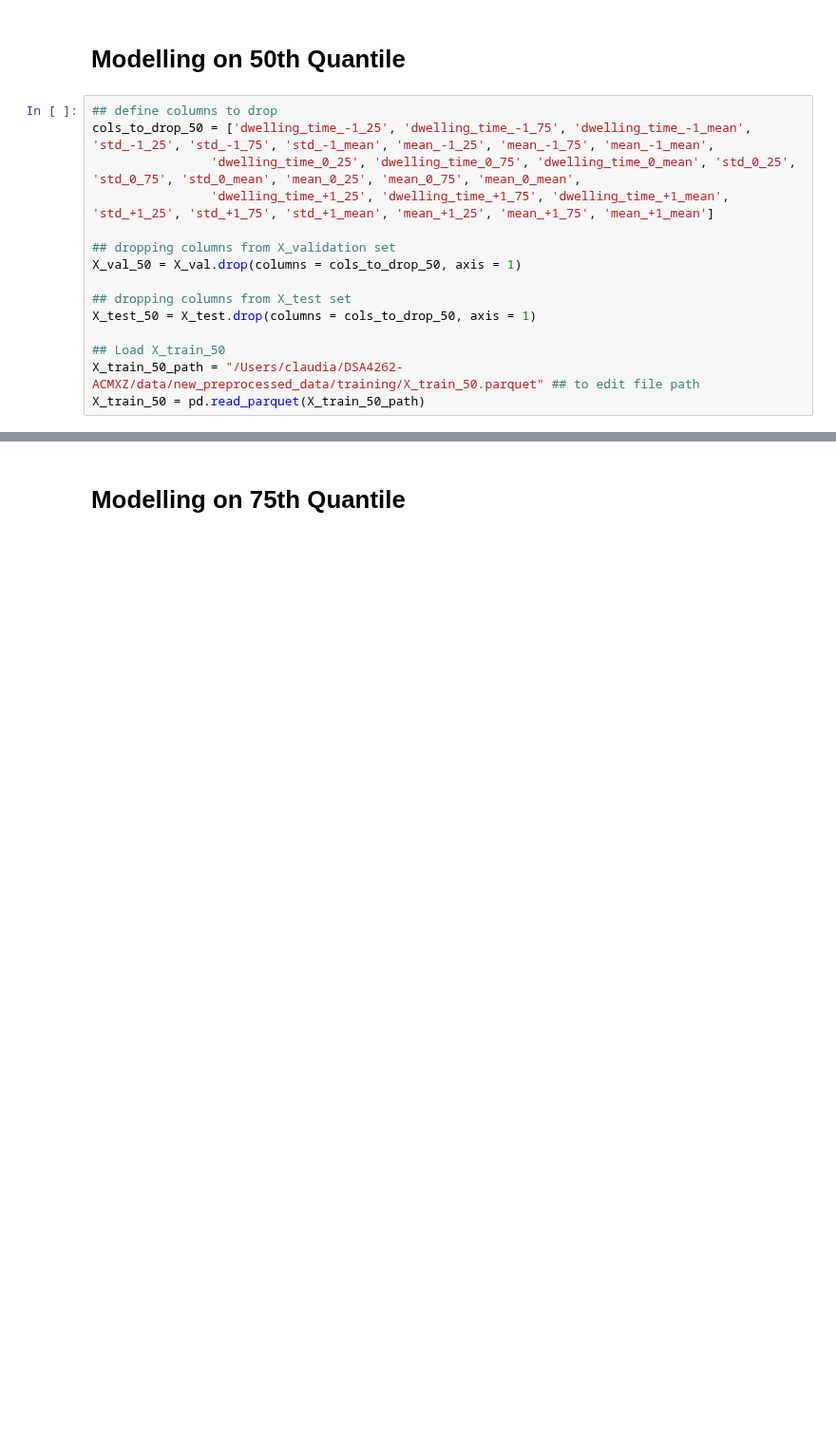
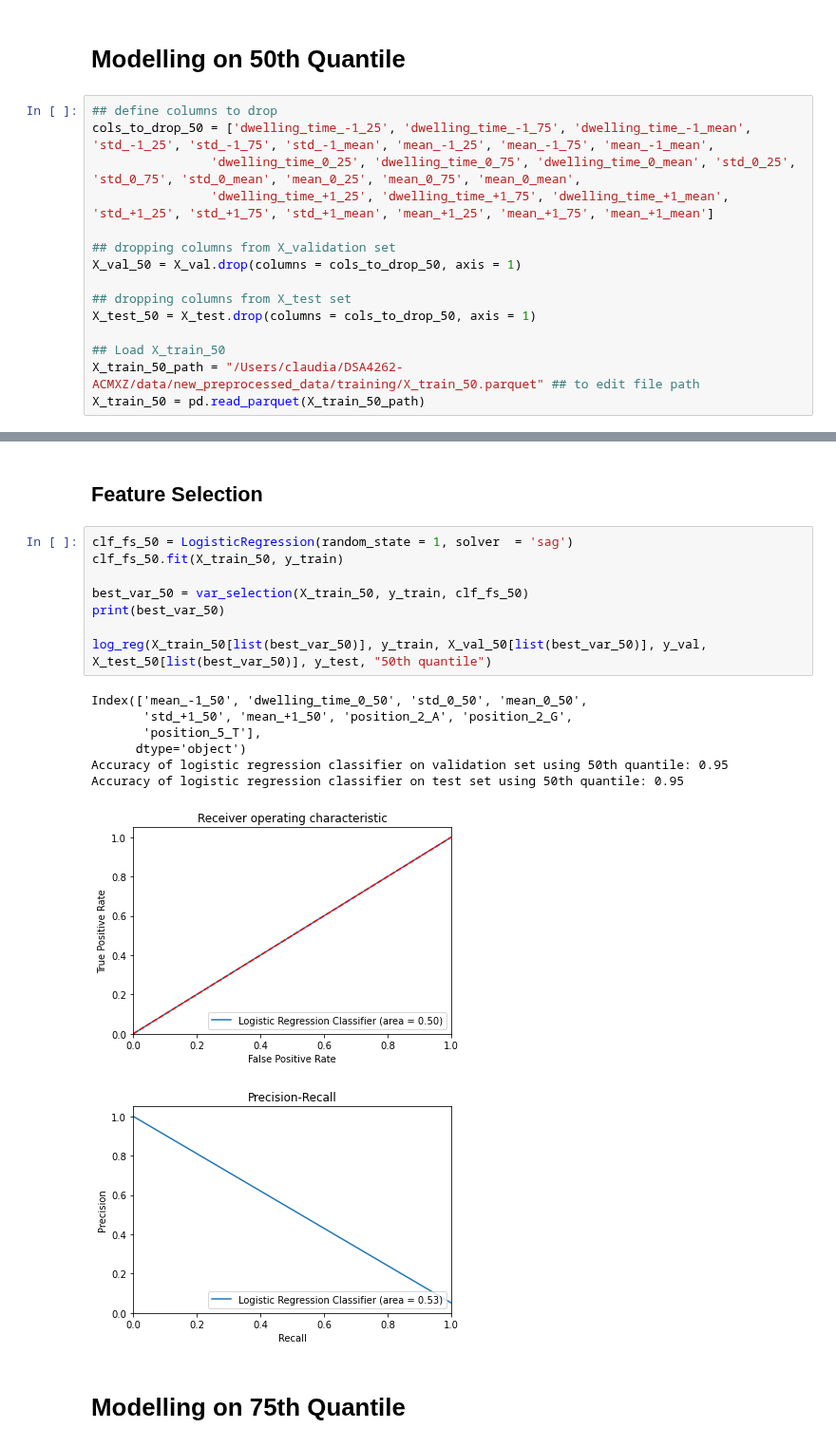
Before and after one commit to claudia-07/DSA4262-ACMXZ, a Jupyter notebook: modelling/logreg_claudia.ipynb, the cells around one changed output, grey strips where cells are left out. Shown at 95% size. Saved outputs shown, nothing was run; the diff lists cells and outputs as text; blank space fills up the shorter version.

```diff
--- a/modelling/logreg_claudia.ipynb
+++ b/modelling/logreg_claudia.ipynb
@@ -172,3 +189,22 @@ Accuracy of logistic regression classifier on test set using 50th quantile: 0.94
+# %% [markdown]
+## Feature Selection
+# %%
+clf_fs_50 = LogisticRegression(random_state = 1, solver  = 'sag')
+clf_fs_50.fit(X_train_50, y_train)
+
+best_var_50 = var_selection(X_train_50, y_train, clf_fs_50)
+print(best_var_50)
+
+log_reg(X_train_50[list(best_var_50)], y_train, X_val_50[list(best_var_50)], y_val, X_test_50[list(best_var_50)], y_test, "50th quantile")
+# %% [output]
+Index(['mean_-1_50', 'dwelling_time_0_50', 'std_0_50', 'mean_0_50',
+       'std_+1_50', 'mean_+1_50', 'position_2_A', 'position_2_G',
+       'position_5_T'],
+      dtype='object')
+Accuracy of logistic regression classifier on validation set using 50th quantile: 0.95
+Accuracy of logistic regression classifier on test set using 50th quantile: 0.95
+[figure, added]
+[figure, added]
 # %% [markdown]
 # Modelling on 75th Quantile
 # %%
```
Also changed, not shown: parts of 17 cells of this notebook.
